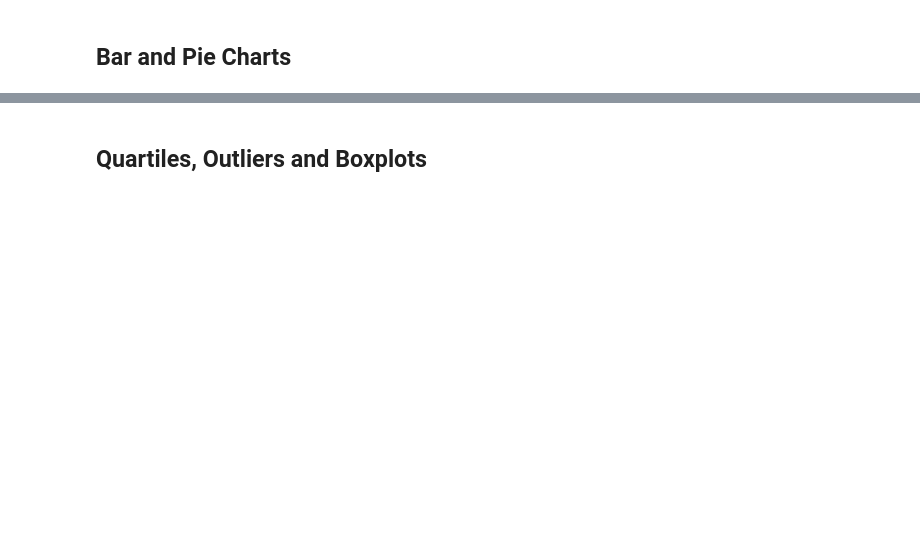
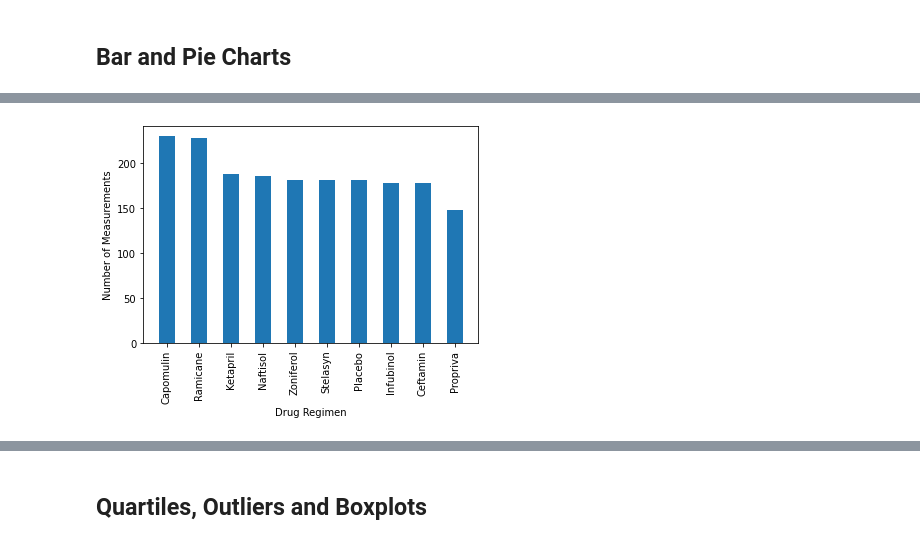
Before and after one commit to amramer45/matplotlib-challenge, a Jupyter notebook: Pymaceuticals/pymaceuticals_starter.ipynb, the cells around one changed output, grey strips where cells are left out. Cells and saved outputs as stored; diff of their text form; code cells hidden in the pictures; blank space fills up the shorter version.

```diff
--- a/Pymaceuticals/pymaceuticals_starter.ipynb
+++ b/Pymaceuticals/pymaceuticals_starter.ipynb
@@ -46,4 +140,12 @@ study_results = pd.read_csv(study_results_path)
 # %%
 # Generate a bar plot showing the total number of measurements taken on each drug regimen using pyplot.
+counts = clean_data['Drug Regimen'].value_counts()
+plt.bar(counts.index.values,counts.values, width = .5)
+plt.xlabel("Drug Regimen")
+plt.xticks(rotation = 90)
+plt.ylabel("Number of Measurements")
+plt.show()
+# %% [output]
+[figure, added]
 # %%
 # Generate a pie plot showing the distribution of female versus male mice using pandas
```
Also changed, not shown: parts of 18 cells of this notebook, 1 other file.
